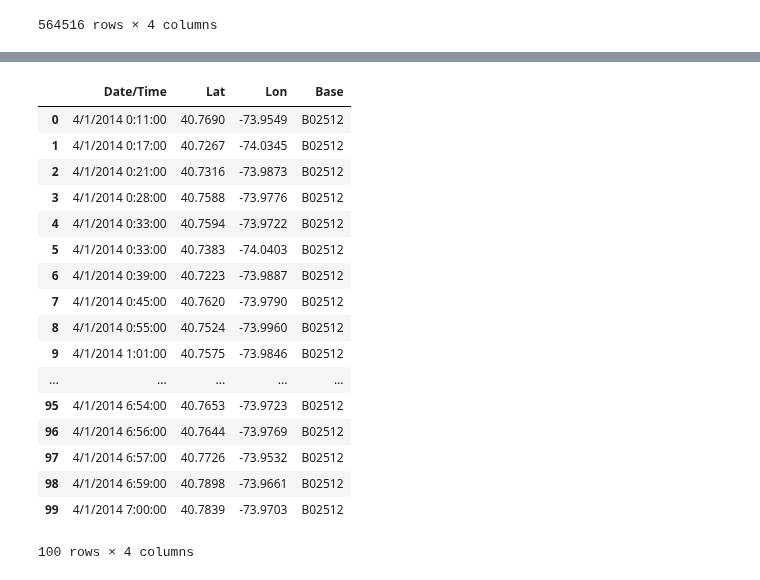
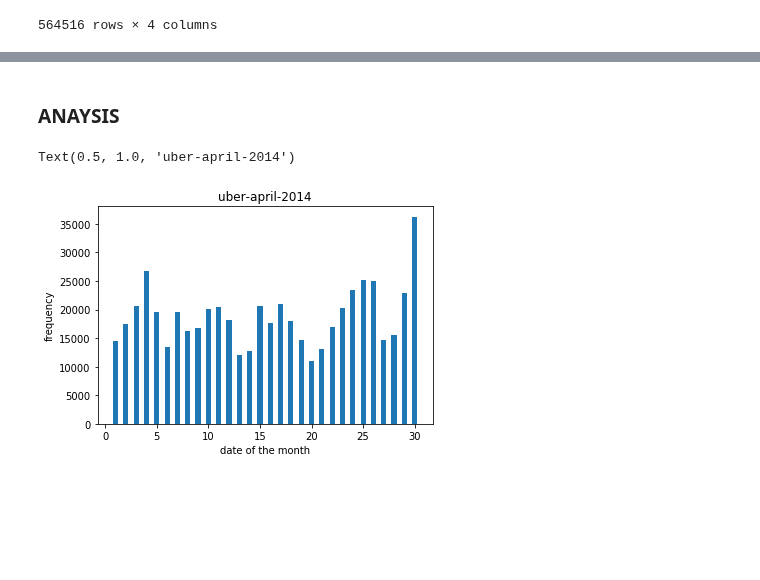
Before and after one commit to SANYAM1996/scatter-plotter, a Jupyter notebook: pd_4.ipynb, the cells around one changed output, grey strips where cells are left out. Cells and saved outputs as stored; diff of their text form; code cells hidden in the pictures; blank space fills up the shorter version.

Commit message:
uber analysis

```diff
--- a/pd_4.ipynb
+++ b/pd_4.ipynb
@@ -51,21 +147,10 @@ data.describe()
-# %%
-data.head(100)
-# %% [output]
-|  | Date/Time | Lat | Lon | Base |
-| 0 | 4/1/2014 0:11:00 | 40.7690 | -73.9549 | B02512 |
-| 1 | 4/1/2014 0:17:00 | 40.7267 | -74.0345 | B02512 |
-| 2 | 4/1/2014 0:21:00 | 40.7316 | -73.9873 | B02512 |
-| 3 | 4/1/2014 0:28:00 | 40.7588 | -73.9776 | B02512 |
-| 4 | 4/1/2014 0:33:00 | 40.7594 | -73.9722 | B02512 |
-| 5 | 4/1/2014 0:33:00 | 40.7383 | -74.0403 | B02512 |
-| 6 | 4/1/2014 0:39:00 | 40.7223 | -73.9887 | B02512 |
-| 7 | 4/1/2014 0:45:00 | 40.7620 | -73.9790 | B02512 |
-| 8 | 4/1/2014 0:55:00 | 40.7524 | -73.9960 | B02512 |
-| 9 | 4/1/2014 1:01:00 | 40.7575 | -73.9846 | B02512 |
-| ... | ... | ... | ... | ... |
-| 95 | 4/1/2014 6:54:00 | 40.7653 | -73.9723 | B02512 |
-| 96 | 4/1/2014 6:56:00 | 40.7644 | -73.9769 | B02512 |
-| 97 | 4/1/2014 6:57:00 | 40.7726 | -73.9532 | B02512 |
-| 98 | 4/1/2014 6:59:00 | 40.7898 | -73.9661 | B02512 |
-| 99 | 4/1/2014 7:00:00 | 40.7839 | -73.9703 | B02512 |
-100 rows × 4 columns
+# %% [markdown]
+### ANAYSIS
+# %%
+hist (data.dom, bins = 30, rwidth=.5,range = (0.5, 30.5))
+xlabel('date of the month')
+ylabel('frequency')
+title('uber-april-2014')
+# %% [output]
+Text(0.5, 1.0, 'uber-april-2014')
+[figure, added]
```
Also changed, not shown: parts of 16 cells of this notebook.
